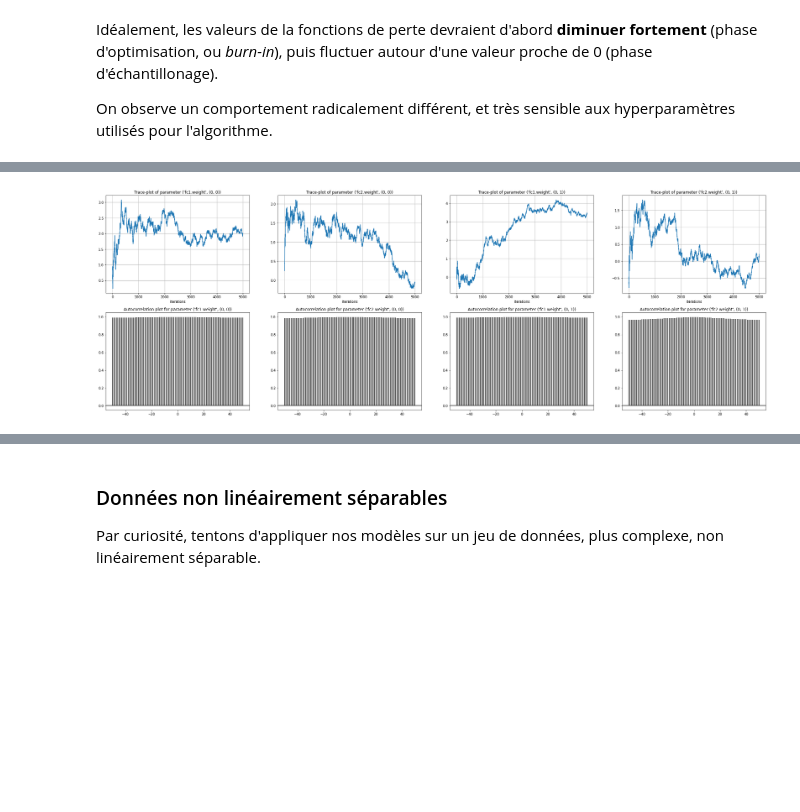
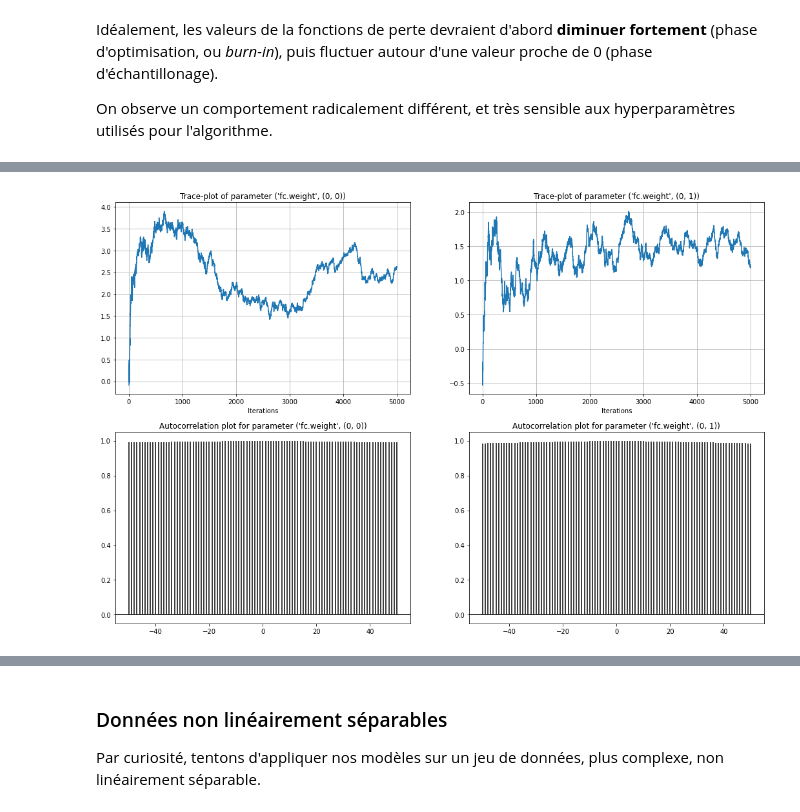
Before and after one commit to LouisBouvier/BML_Stochastic_Langevin_Dynamics, a Jupyter notebook: bayesian_nn.ipynb, the cells around one changed output, grey strips where cells are left out. Drawn from its saved outputs; the diff is of its cells as text; code cells hidden in the pictures; blank space fills up the shorter version.

Commit message:
added weighted model averaging and samples in R^2 for the logistic regression

```diff
--- a/bayesian_nn.ipynb
+++ b/bayesian_nn.ipynb
@@ -202,7 +205,7 @@ def SGLD_nn(X, y, n_iter, a, b, gamma, batch_size, sigma_prior, model, N_models=
     losses = []
 
     # We save parameter values of the network through iteration
-    params = []
+    params, step_sizes = [], []
 
     model.train()
     for ii in tqdm(range(n_iter)):
@@ -228,14 +231,16 @@ def SGLD_nn(X, y, n_iter, a, b, gamma, batch_size, sigma_prior, model, N_models=
 
         if len(params) == N_models:
             params.pop(0)
+            step_sizes.pop(0)
         params.append(copy.deepcopy(model.state_dict()))
+        step_sizes.append(lr_scheduler.get_lr())
 
 
     end = time.time()
     time.sleep(.1)
     print(f"Done in {round(end-start, 2)} s.")
 
-    return model, losses, params
+    return model, losses, params, step_sizes
 # %% [markdown]
 Nous chargeons le premier jeu de données, linéairement séparable.
 # %%
@@ -261,8 +266,8 @@ b = 1
 gamma = .7
 sig = 100
 
-model = DenseNet(input_size=2, hidden_size=4)
-# model = SimpleDenseNet(input_size=2)
+# model = DenseNet(input_size=2, hidden_size=4)
+model = SimpleDenseNet(input_size=2)
 
-model, losses, params = SGLD_nn(X, y, n_iter, a, b, gamma, batch_size, sig, model, N_models=n_iter)
+model, losses, params, step_sizes = SGLD_nn(X, y, n_iter, a, b, gamma, batch_size, sig, model, N_models=n_iter)
 # %% [output]
@@ -324,17 +329,19 @@ Accuracy : 98.93333435058594
 # %%
-param_names = [('fc1.weight', (0, 0)), ('fc2.weight', (0, 0)), ('fc1.weight', (0, 1)), ('fc2.weight', (0, 1))]
+# param_names = [('fc1.weight', (0, 0)), ('fc2.weight', (0, 0)), ('fc1.weight', (0, 1)), ('fc2.weight', (0, 1))]
+param_names = [('fc.weight', (0, 0)), ('fc.weight', (0, 1))]
+n_plots = len(param_names)
 traces = []
 for name, idx in param_names:
     traces.append([param[name][idx] for param in params])
 
-fig, ax = plt.subplots(2, 4, figsize=(9*4, 6*2))
+fig, ax = plt.subplots(2, n_plots, figsize=(9*n_plots, 6*2))
 for i, (trace, name) in enumerate(zip(traces, param_names)):
     ax[0, i].plot(trace)
     ax[0, i].set_title(f'Trace-plot of parameter {name}')
     ax[0, i].set_xlabel("Iterations")
     ax[0, i].grid()
 
     ax[1, i].acorr(trace, maxlags=50, color='k')
     ax[1, i].set_title(f'Autocorrelation plot for parameter {name}')
 # %% [output]
-[figure, old version]
+[figure, new version]
```
Also changed, not shown: parts of 7 cells of this notebook.
